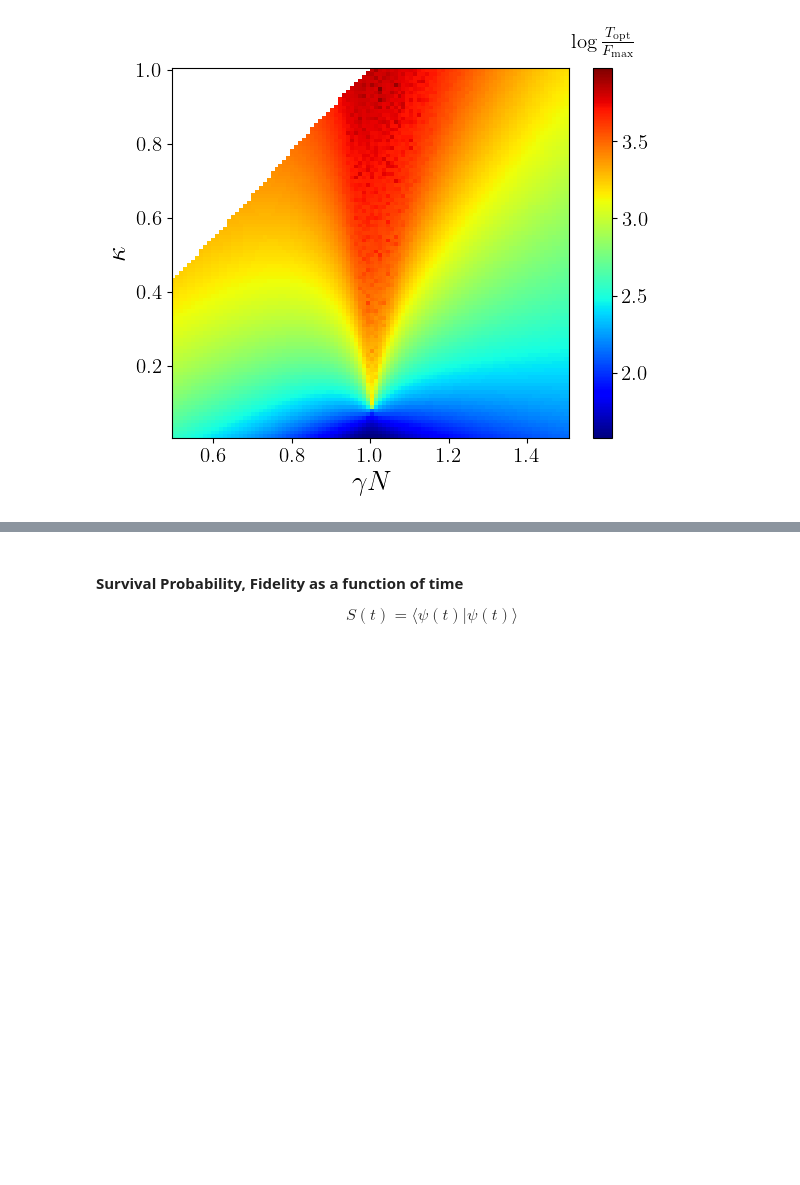
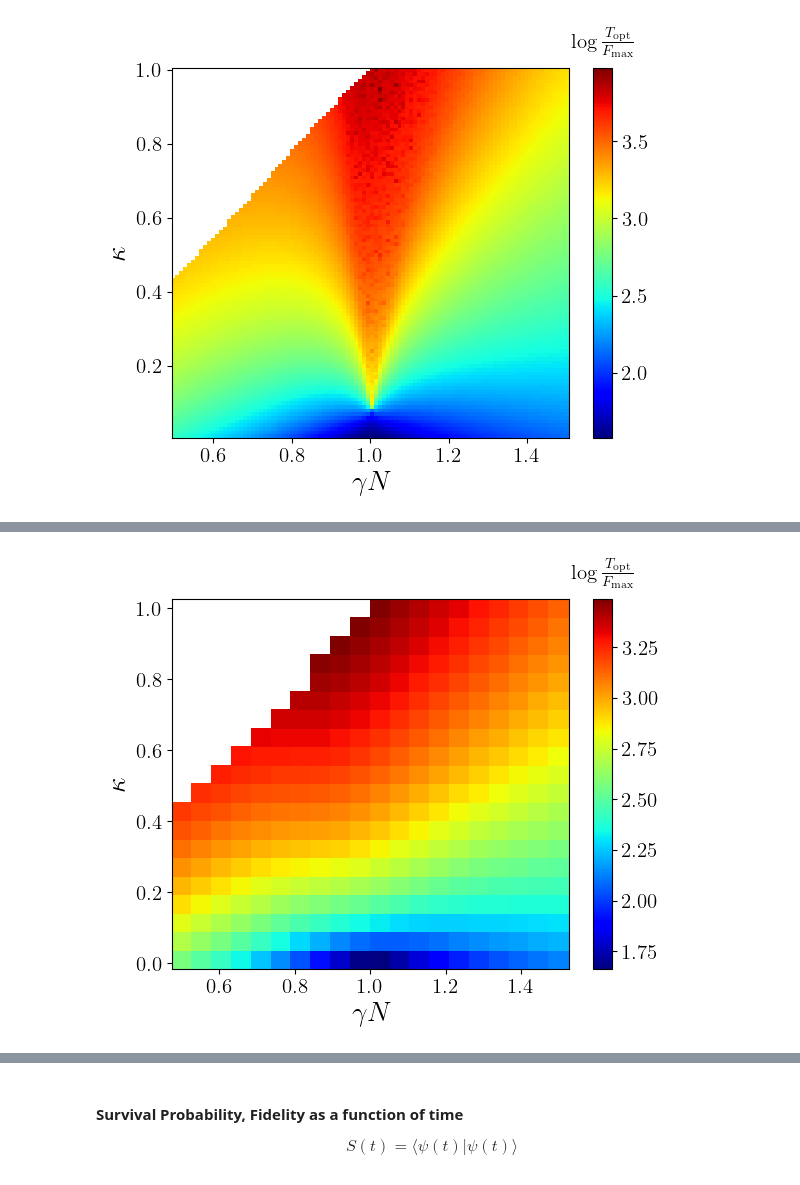
Before and after one commit to sayanr5834/non-Hermitian_QS, a Jupyter notebook: NH_quantum_walker.ipynb, the cells around one changed output, grey strips where cells are left out. Drawn from its saved outputs; the diff is of its cells as text; code cells hidden in the pictures; blank space fills up the shorter version.

```diff
--- a/NH_quantum_walker.ipynb
+++ b/NH_quantum_walker.ipynb
@@ -609,0 +820,73 @@ plt.show()
+# %%
+Q = np.zeros((len(kappa),len(gamma)))
+
+for i in range(len(kappa)):
+    for j in range(len(gamma)):
+
+        Q[i,j] = T_max[i,j]/f_max[i,j]
+# %%
+kappa = np.linspace(0.01,1,20)
+gamma = np.linspace(0.5/N,1.5/N,20)
+
+x, y = np.meshgrid(gamma*N, kappa)
+
+
+fig, ax = plt.subplots()
+####################
+
+# Mask out regions where z2 equals zero
+Q_masked = np.ma.masked_where(Q== 0, Q)
+
+minval = np.log(0.01)
+maxval = np.max(np.log(Q_masked))
+
+#im1 = ax.contourf(x, y, Q, levels=np.linspace(minval, maxval,150), cmap="jet")
+im1 = ax.pcolor(x, y, np.log10(Q_masked), cmap='jet')
+
+
+#CS = ax.contour(x, y,Q,20,colors ='black',linewidths = 0.7)
+###################
+
+cbar = fig.colorbar(
+    im1,
+    ax=ax,
+    #ticks=[0,1000,2000,3000,4000],
+    orientation="vertical"
+)
+#cbar.ax.set_yticklabels([0,1000,2000,3000,4000])
+cbar.ax.set_title(r'$\log \frac{T_{\rm opt}}{F_{\rm max}}$', size = 15,pad = 15)
+
+# Overlay striped pattern on regions where z2 is zero
+#ax.contourf(x, y, Q, levels=[0.5, 1.5], colors='none', hatches=['\\'], extend='both')
+
+
+#manual_locations = [(1,2),(1,2),(1,2),(1,2),(1,2)]
+
+#for level in CS.collections:
+   # for kp,path in reversed(list(enumerate(level.get_paths()))):
+        # go in reversed order due to deletions!
+
+        # include test for "smallness" of your choice here:
+        # I'm using a simple estimation for the diameter based on the
+        #    x and y diameter...
+       # verts = path.vertices # (N,2)-shape array of contour line coordinates
+      #  diameter = np.max(verts.max(axis=0) - verts.min(axis=0))
+      #  print(diameter)
+
+      #  if diameter != 1999998.0981764845 and diameter != 1980728.364805822 : # threshold to be refined for your actual dimensions!
+       #     del(level.get_paths()[kp])  # no remove() for Path objects:(
+
+
+#plt.clabel(CS, inline=True, fontsize=10)
+
+plt.ylabel(r'$\kappa$',size = 20)
+plt.xlabel(r'$\gamma N$',size = 20)
+
+plt.gcf().canvas.draw()
+
+
+#plt.savefig('../Figures/PD_complexity_kappa_0-1.png',bbox_inches = 'tight',dpi =600)
+#plt.savefig('PD_presentation_N_1000.png',bbox_inches = 'tight',dpi =600)
+plt.show()
+# %% [output]
+[figure, added]
```
Also changed, not shown: parts of 8 cells of this notebook.
